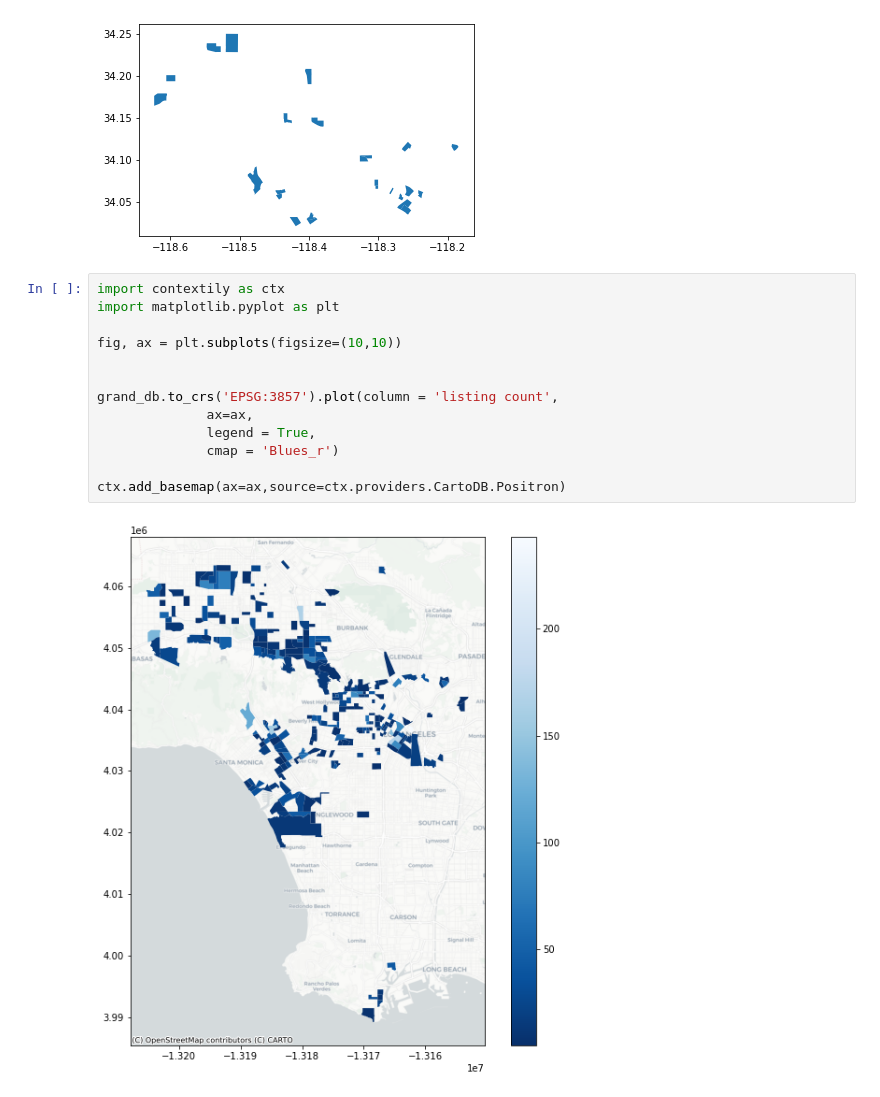
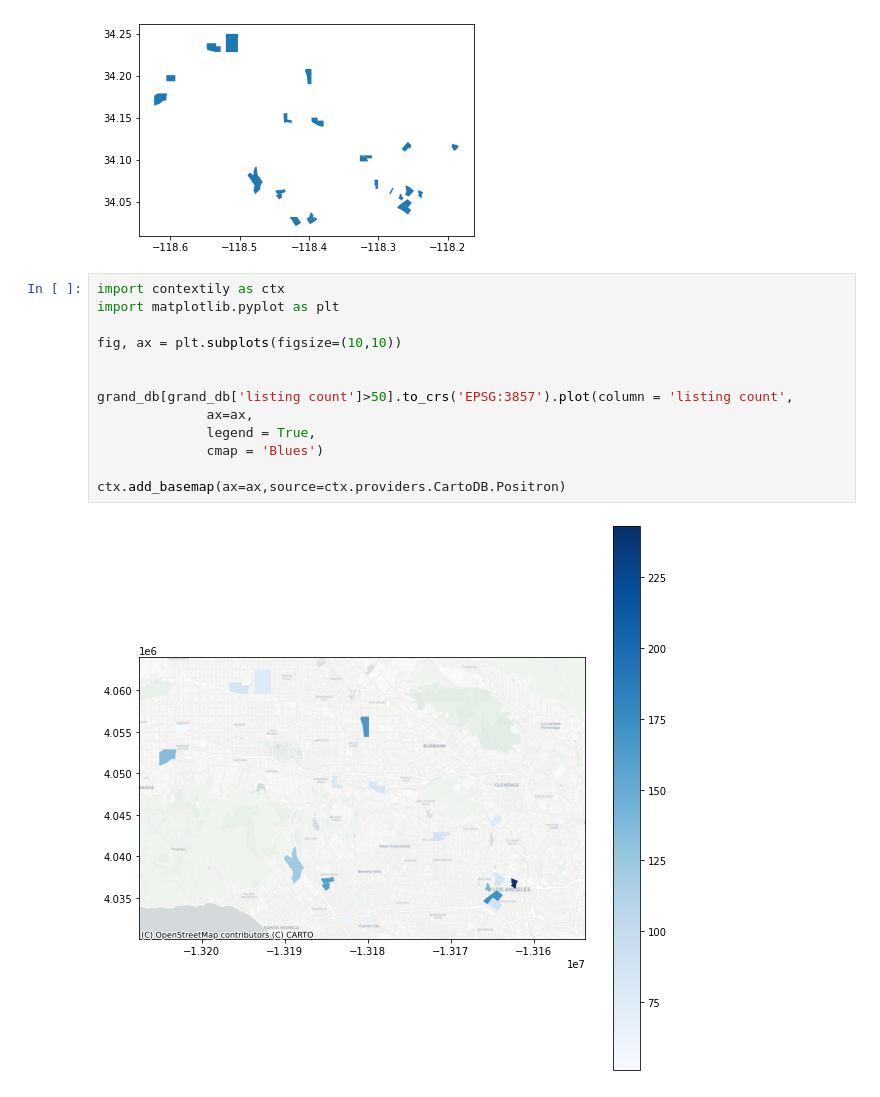
Before and after one commit to STReichert/Housing_Modeling, a Jupyter notebook: Mean Median Rent Per Tract- May 28.ipynb, the cells around one changed output. Drawn from its saved outputs; the diff is of its cells as text.

```diff
--- a/Mean Median Rent Per Tract- May 28.ipynb
+++ b/Mean Median Rent Per Tract- May 28.ipynb
@@ -428,18 +385,18 @@ grand_db[grand_db['listing count']>50].plot()
 # %%
 import contextily as ctx
 import matplotlib.pyplot as plt
 
 fig, ax = plt.subplots(figsize=(10,10))
 
 
-grand_db.to_crs('EPSG:3857').plot(column = 'listing count',
+grand_db[grand_db['listing count']>50].to_crs('EPSG:3857').plot(column = 'listing count',
               ax=ax,
               legend = True,
-              cmap = 'Blues_r')
+              cmap = 'Blues')
 
 ctx.add_basemap(ax=ax,source=ctx.providers.CartoDB.Positron)
 # %% [output]
-[figure, old version]
+[figure, new version]
 # %%
 fig, ax = plt.subplots(figsize=(10,10))
 
```
Also changed, not shown: parts of 39 cells of this notebook.
